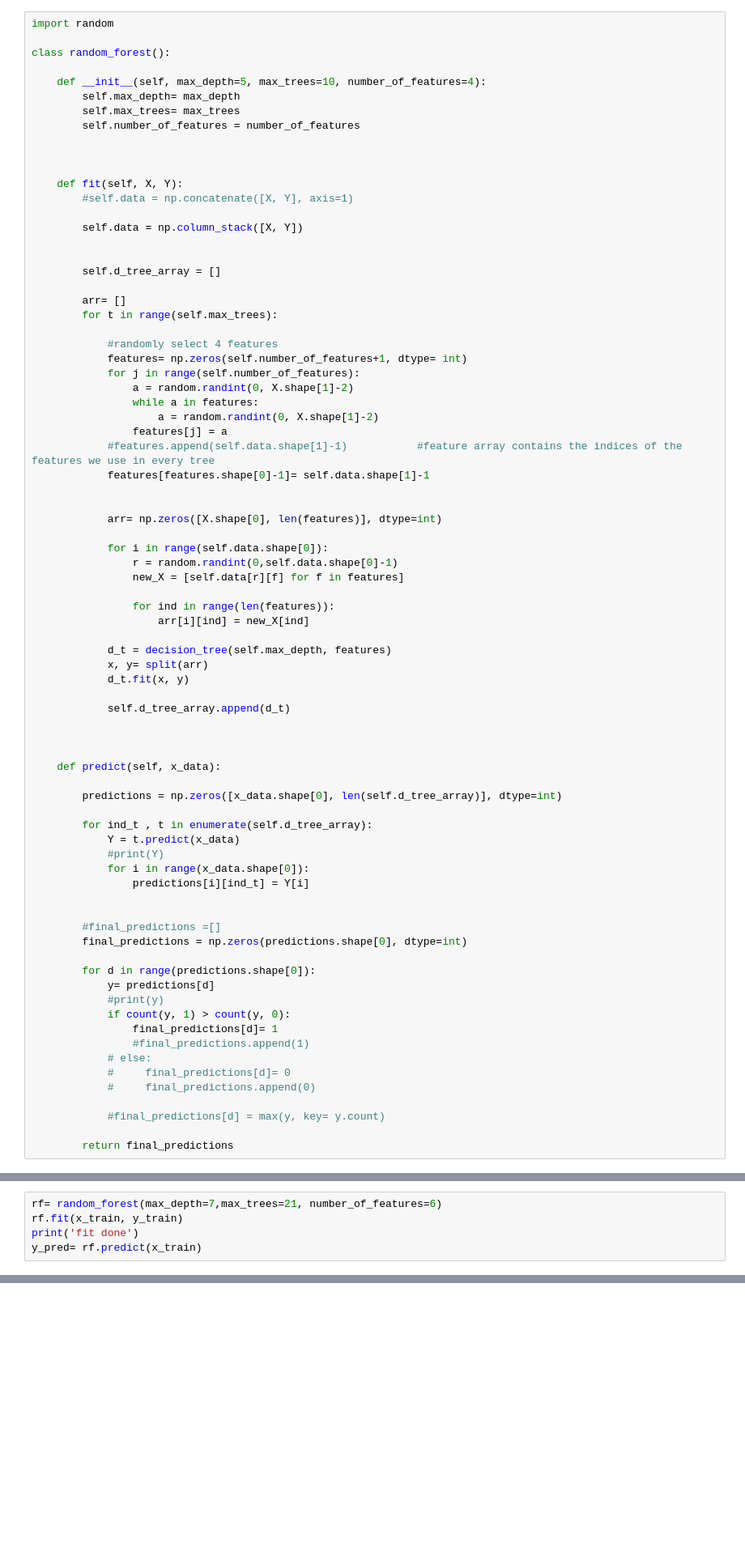
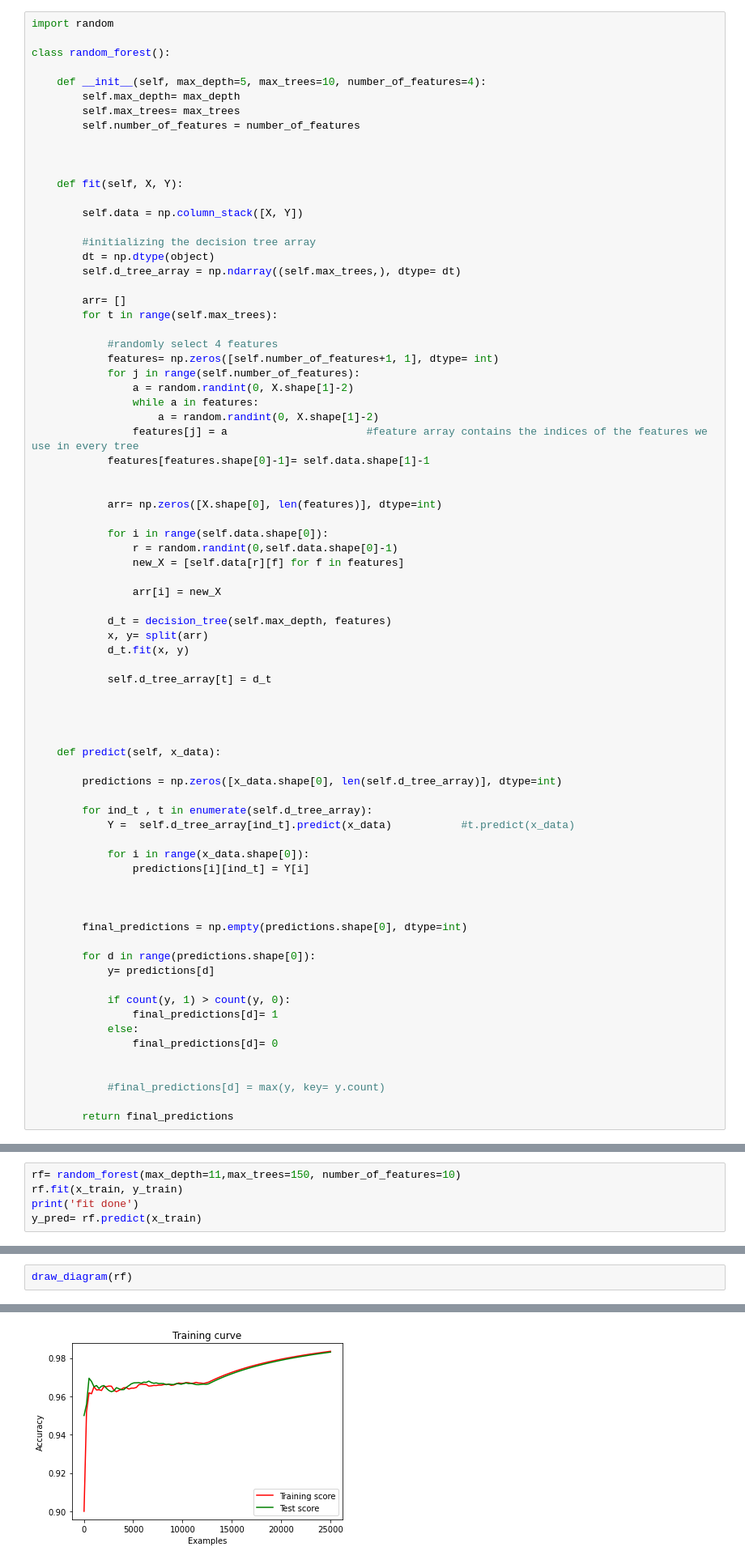
Before and after one commit to ProtonotariosM/Ai_project2, a Jupyter notebook: Random_forest.ipynb, the cells around one changed output, grey strips where cells are left out. Shown at 81% size. Cells and saved outputs as stored; diff of their text form; blank space fills up the shorter version.

```diff
--- a/Random_forest.ipynb
+++ b/Random_forest.ipynb
@@ -759,24 +657,23 @@ class random_forest():
 
 
     def fit(self, X, Y):
-        #self.data = np.concatenate([X, Y], axis=1)
 
         self.data = np.column_stack([X, Y])
 
-
-        self.d_tree_array = []
+        #initializing the decision tree array
+        dt = np.dtype(object)
+        self.d_tree_array = np.ndarray((self.max_trees,), dtype= dt)
 
         arr= []
         for t in range(self.max_trees):
 
             #randomly select 4 features
-            features= np.zeros(self.number_of_features+1, dtype= int)
+            features= np.zeros([self.number_of_features+1, 1], dtype= int)
             for j in range(self.number_of_features):
                 a = random.randint(0, X.shape[1]-2)
                 while a in features:
                     a = random.randint(0, X.shape[1]-2)
-                features[j] = a
-            #features.append(self.data.shape[1]-1)           #feature array contains the indices of the features we use in every tree
+                features[j] = a                      #feature array contains the indices of the features we use in every tree
             features[features.shape[0]-1]= self.data.shape[1]-1
 
 
@@ -786,14 +683,14 @@ class random_forest():
                 r = random.randint(0,self.data.shape[0]-1)
                 new_X = [self.data[r][f] for f in features]
 
-                for ind in range(len(features)):
-                    arr[i][ind] = new_X[ind]
+                arr[i] = new_X
 
             d_t = decision_tree(self.max_depth, features)
             x, y= split(arr)
             d_t.fit(x, y)
 
-            self.d_tree_array.append(d_t)
+            self.d_tree_array[t] = d_t
+
 
 
 
@@ -802,24 +699,23 @@ class random_forest():
         predictions = np.zeros([x_data.shape[0], len(self.d_tree_array)], dtype=int)
 
         for ind_t , t in enumerate(self.d_tree_array):
-            Y = t.predict(x_data)
-            #print(Y)
+            Y =  self.d_tree_array[ind_t].predict(x_data)           #t.predict(x_data)
+
             for i in range(x_data.shape[0]):
                 predictions[i][ind_t] = Y[i]
 
 
-        #final_predictions =[]
-        final_predictions = np.zeros(predictions.shape[0], dtype=int)
+
+        final_predictions = np.empty(predictions.shape[0], dtype=int)
 
         for d in range(predictions.shape[0]):
             y= predictions[d]
-            #print(y)
+
             if count(y, 1) > count(y, 0):
                 final_predictions[d]= 1
-                #final_predictions.append(1)
-            # else:
-            #     final_predictions[d]= 0
-            #     final_predictions.append(0)
+            else:
+                final_predictions[d]= 0
+
 
             #final_predictions[d] = max(y, key= y.count)
 
@@ -874,7 +768,7 @@ test_vectors, df_study= t.tokenize_new(path_pos, path_neg)
 # %%
 x_train, y_train= split(train_vectors)
 # %%
-rf= random_forest(max_depth=7,max_trees=21, number_of_features=6)
+rf= random_forest(max_depth=11,max_trees=150, number_of_features=10)
 rf.fit(x_train, y_train)
 print('fit done')
 y_pred= rf.predict(x_train)
@@ -936,0 +884,3 @@ array([[1.00000000e+00, 8.00102413e-01, 8.88952103e-01, 1.00000000e+00,
+# %%
+draw_diagram(rf)
+# %% [output]
@@ -936,0 +888 @@ array([[1.00000000e+00, 8.00102413e-01, 8.88952103e-01, 1.00000000e+00,
+[figure, added]
```
Also changed, not shown: parts of 19 cells of this notebook, 3 other files.
